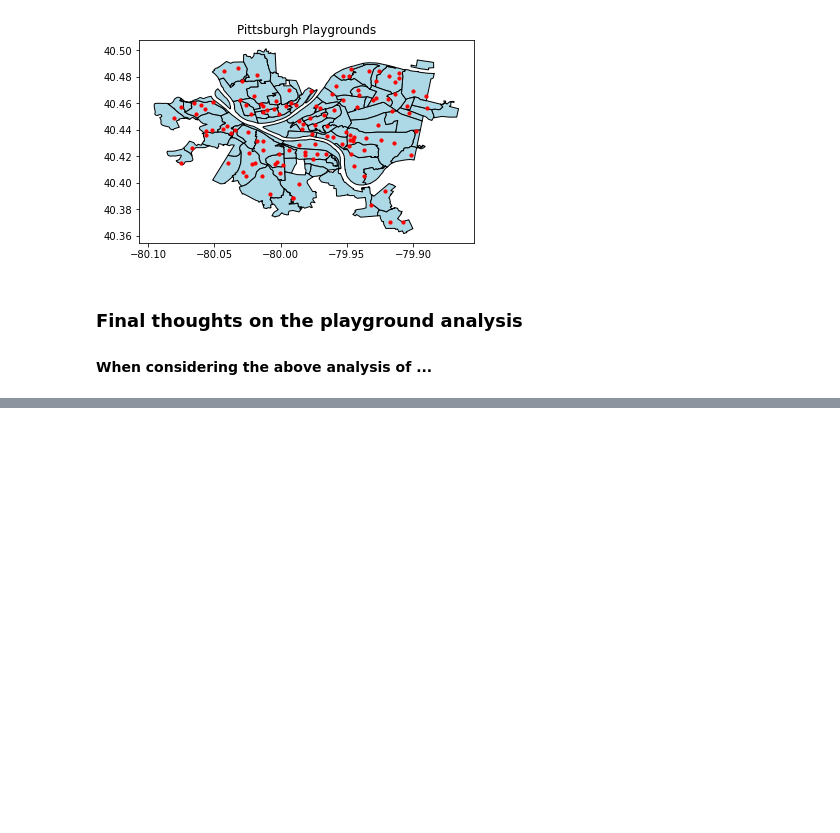
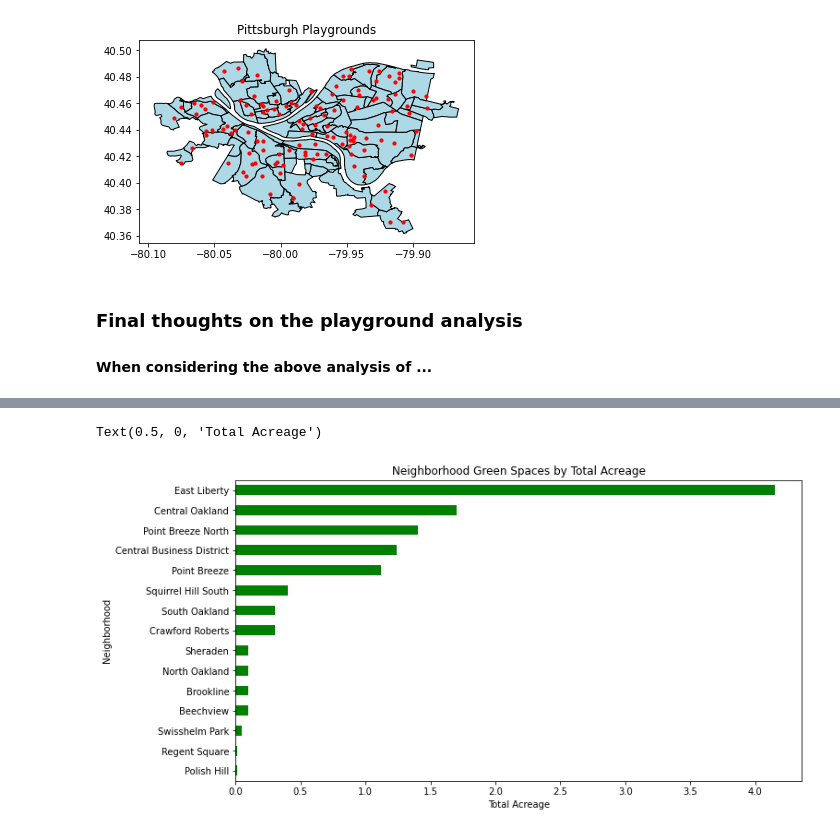
Before and after one commit to Joel961/Big-Ideas-Final-Project, a Jupyter notebook: combined_analysis.ipynb, the cells around one changed output, grey strips where cells are left out. Saved outputs shown, nothing was run; the diff lists cells and outputs as text; code cells hidden in the pictures; blank space fills up the shorter version.

```diff
--- a/combined_analysis.ipynb
+++ b/combined_analysis.ipynb
@@ -52,0 +67,7 @@ Text(0.5, 1.0, 'Pittsburgh Playgrounds')
+# %%
+sorted = gspace.groupby('Neighborhood').agg(TotalAcreage = ('Total Acreage', 'sum')).sort_values(by='TotalAcreage').plot(kind='barh', legend=False, figsize=(11,6), color="green")
+plt.title("Neighborhood Green Spaces by Total Acreage")
+plt.xlabel("Total Acreage")
+# %% [output]
+Text(0.5, 0, 'Total Acreage')
+[figure, added]
```
Also changed, not shown: parts of 14 cells of this notebook.
